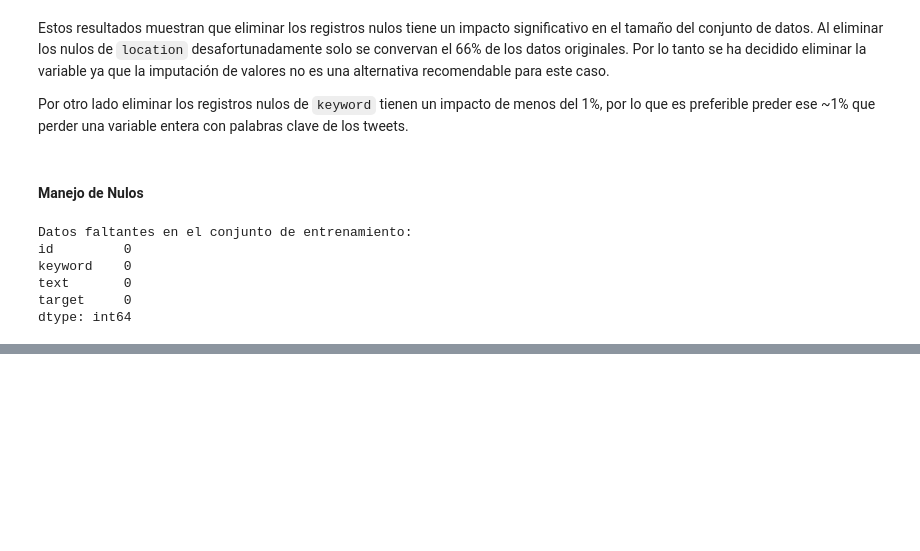
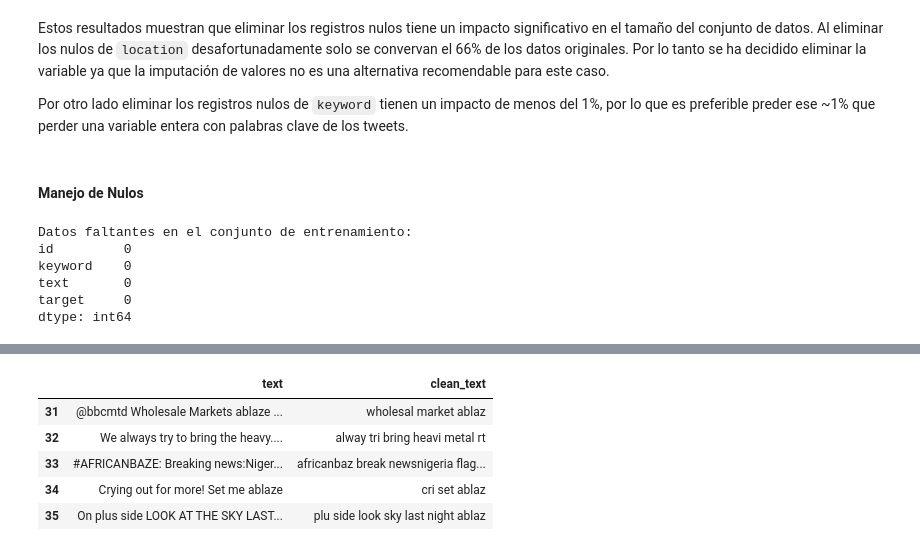
Before and after one commit to LeivaDiego/Lab5-DataScience, a Jupyter notebook: Lab5.ipynb, the cells around one changed output, grey strips where cells are left out. Saved outputs shown, nothing was run; the diff lists cells and outputs as text; code cells hidden in the pictures; blank space fills up the shorter version.

```diff
--- a/Lab5.ipynb
+++ b/Lab5.ipynb
@@ -246,0 +270,28 @@ dtype: int64
+# %%
+nltk.download('stopwords')
+
+# Definir las stopwords en inglés
+stop_words = set(stopwords.words('english'))
+
+def clean_text(text):
+    # Eliminar retweets
+    text = re.sub(r'^RT[\s]+', '', text)
+    # Eliminar URLs
+    text = re.sub(r"http\S+|www\S+|https\S+", '', text, flags=re.MULTILINE)
+    # Eliminar caracteres especiales, números, emoticones
+    text = re.sub(r'\@\w+|\#|\d+|[^\w\s]', '', text)
+    # Convertir a minúsculas
+    text = text.lower()
+    # Eliminar stopwords
+    text = ' '.join([word for word in text.split() if word not in stop_words])
+    # Aplicar stemming
+    stemmer = PorterStemmer()
+    text = ' '.join([stemmer.stem(word) for word in text.split()])
+    return text
+
+# Aplicar la limpieza de texto
+train_df['clean_text'] = train_df['text'].apply(clean_text)
+
+# Ver las primeras filas del dataset después de la limpieza
+train_df[['text', 'clean_text']].head()
+# %% [output]
@@ -246,0 +301,6 @@ dtype: int64
+|  | text | clean_text |
+| 31 | @bbcmtd Wholesale Markets ablaze ... | wholesal market ablaz |
+| 32 | We always try to bring the heavy.... | alway tri bring heavi metal rt |
+| 33 | #AFRICANBAZE: Breaking news:Niger... | africanbaz break newsnigeria flag... |
+| 34 | Crying out for more! Set me ablaze | cri set ablaz |
+| 35 | On plus side LOOK AT THE SKY LAST... | plu side look sky last night ablaz |
```
Also changed, not shown: parts of 5 cells of this notebook.
